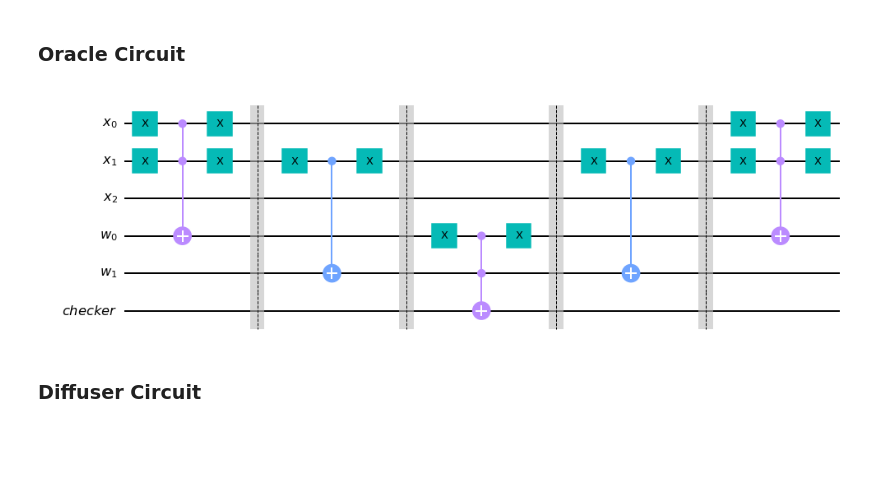
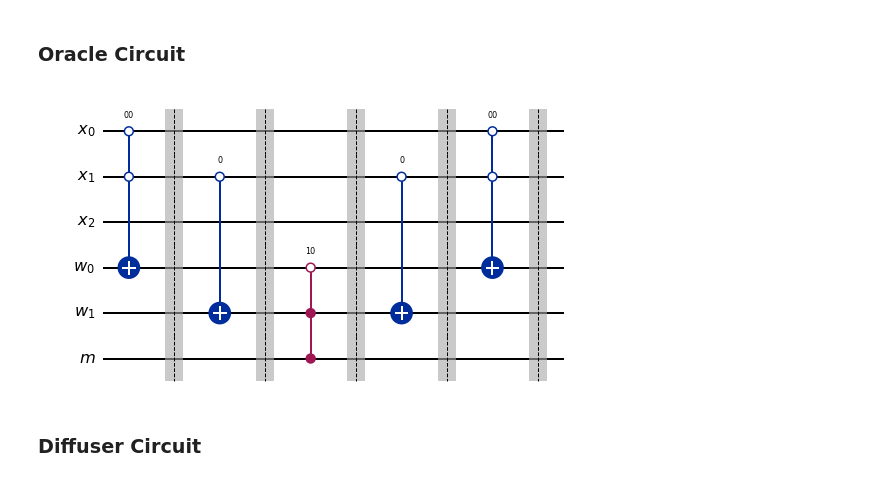
Before and after one commit to Brotherhood94/behind_oracles_medium, a Jupyter notebook: Oracle SAT More Solutions.ipynb, the cells around one changed output. Drawn from its saved outputs; the diff is of its cells as text; code cells hidden in the pictures; blank space fills up the shorter version.

```diff
--- a/Oracle SAT More Solutions.ipynb
+++ b/Oracle SAT More Solutions.ipynb
@@ -107,12 +96,17 @@ def get_oracle(n_var):
 # Quantum Circuit for the SAT instance
 # %%
 n = 3 #number of variables
-m = 2 #number of clauses
+n_solutions = 2 #known a priori
+
+steps = ['00', '0', '10']
 
 q_n = QuantumRegister(n, 'x')
-q_w = QuantumRegister(m, 'w') #working qubits: for each clauses, 1 working qubit storing the result
-q_checker = QuantumRegister(1, 'checker')
 
-c_n = ClassicalRegister(len(q_n), 'res')
+q_w = QuantumRegister(len(steps)-1, 'w') #working qubits: for each clauses, 1 working qubit storing the result
+marker = QuantumRegister(1, 'marker')
 
-sat_solver = QuantumCircuit(q_n, q_w, q_checker, c_n)
+c_res = ClassicalRegister(len(q_n), 'res')
+
+sat_solver = QuantumCircuit(q_n, q_w, marker, c_res)
+
+sat_solver.barrier()
@@ -137,9 +138,9 @@ for i in range(repetitions):
 # %% [markdown]
 ### Oracle Circuit
 # %%
-get_oracle(len(q_n)).draw(output='mpl')
+get_oracle(len(q_n), steps).draw(output='mpl')
 # %% [output]
-[figure, old version]
+[figure, new version]
 # %% [markdown]
 ### Diffuser Circuit
 # %%
```
Also changed, not shown: parts of 12 cells of this notebook, 1 other file.
